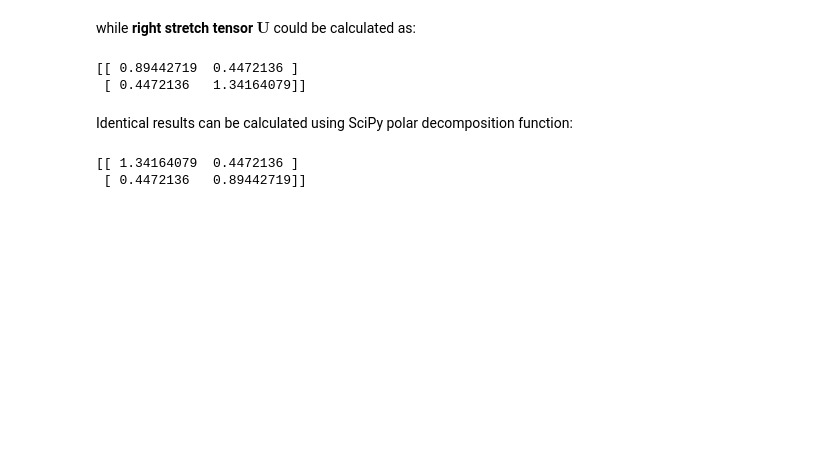
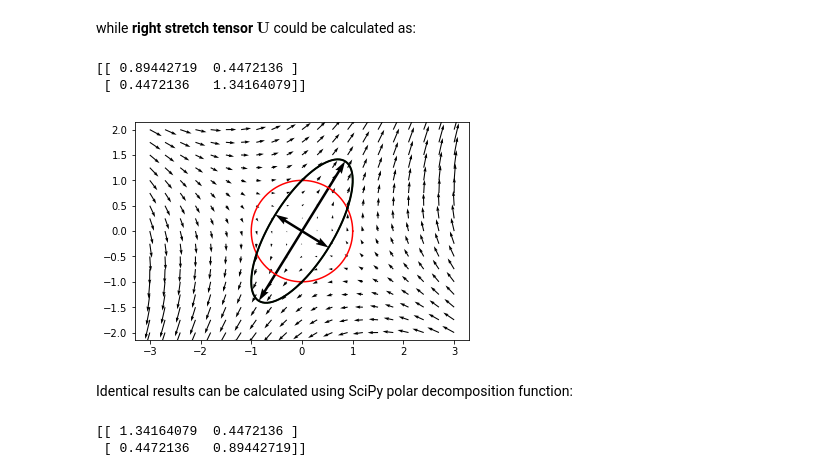
Before and after one commit to ondrolexa/sg2, a Jupyter notebook: 11_Strain_ellipse.ipynb, the cells around one changed output. Saved outputs shown, nothing was run; the diff lists cells and outputs as text; code cells hidden in the pictures; blank space fills up the shorter version.

```diff
--- a/11_Strain_ellipse.ipynb
+++ b/11_Strain_ellipse.ipynb
@@ -39,10 +41,13 @@ print(la.sqrtm(B))
 # %% [markdown]
 while **right stretch tensor** $\boldsymbol{U}$ could be calculated as:
 # %%
-print(la.sqrtm(C))
+U = la.sqrtm(C)
+print(U)
+def_show(U)
 # %% [output]
 [[ 0.89442719  0.4472136 ]
  [ 0.4472136   1.34164079]]
+[figure, added]
 # %% [markdown]
 Identical results can be calculated using SciPy polar decomposition function:
 # %%
```
Also changed, not shown: parts of 19 cells of this notebook, 1 other file.
